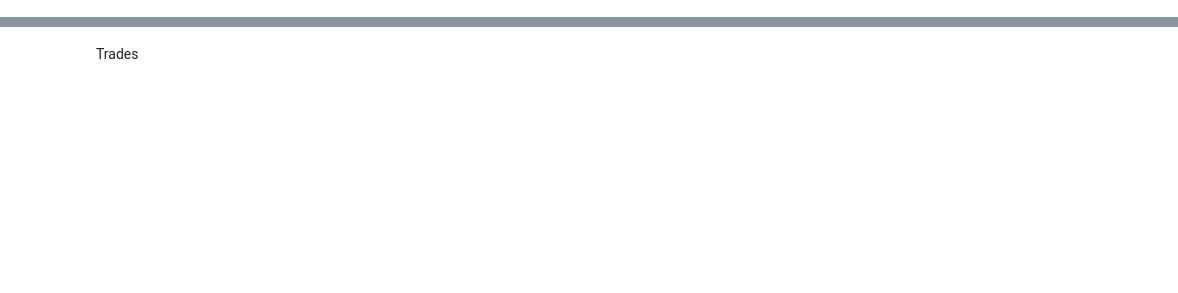
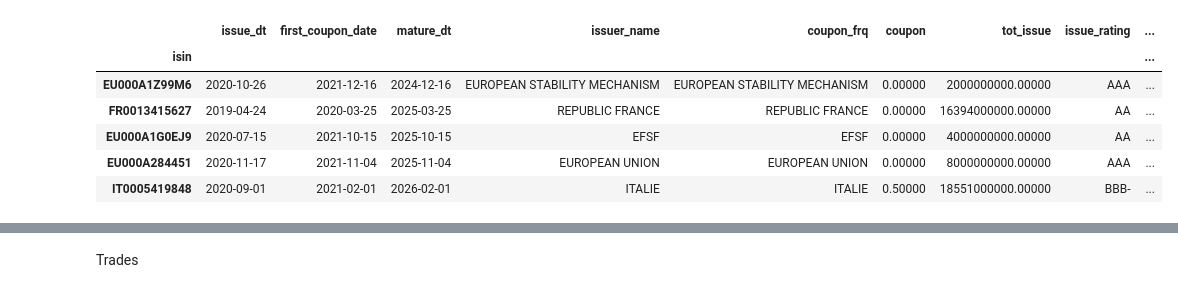
Before and after one commit to Merijn68/BondTrading, a Jupyter notebook: notebooks/02_data_exploratie.ipynb, the cells around one changed output, grey strips where cells are left out. Cells and saved outputs as stored; diff of their text form; code cells hidden in the pictures; blank space fills up the shorter version.

```diff
--- a/notebooks/02_data_exploratie.ipynb
+++ b/notebooks/02_data_exploratie.ipynb
@@ -5,0 +1,12 @@ sys.path.insert(0, "..")
+# %%
+%load_ext autoreload
+%autoreload 2
+
+import sys
+sys.path.insert(0, "..")
+from src.data import make_dataset
+import pandas as pd
+
+pd.set_option("display.precision", 5)
+pd.set_option("display.max.columns", None)
+pd.options.display.float_format = '{:6.5f}'.format
@@ -13,0 +25,10 @@ NameError: name 'get_bond_data' is not defined
+# %%
+df_bonds.head()
+# %% [output]
+|  | issue_dt | first_coupon_date | mature_dt | issuer_name | coupon_frq | coupon | tot_issue | issue_rating | ... |
+| isin |  |  |  |  |  |  |  |  | ... |
+| EU000A1Z99M6 | 2020-10-26 | 2021-12-16 | 2024-12-16 | EUROPEAN STABILITY MECHANISM | EUROPEAN STABILITY MECHANISM | 0.00000 | 2000000000.00000 | AAA | ... |
+| FR0013415627 | 2019-04-24 | 2020-03-25 | 2025-03-25 | REPUBLIC FRANCE | REPUBLIC FRANCE | 0.00000 | 16394000000.00000 | AA | ... |
+| EU000A1G0EJ9 | 2020-07-15 | 2021-10-15 | 2025-10-15 | EFSF | EFSF | 0.00000 | 4000000000.00000 | AA | ... |
+| EU000A284451 | 2020-11-17 | 2021-11-04 | 2025-11-04 | EUROPEAN UNION | EUROPEAN UNION | 0.00000 | 8000000000.00000 | AAA | ... |
+| IT0005419848 | 2020-09-01 | 2021-02-01 | 2026-02-01 | ITALIE | ITALIE | 0.50000 | 18551000000.00000 | BBB- | ... |
```
Also changed, not shown: parts of 15 cells of this notebook, 1 other file.
